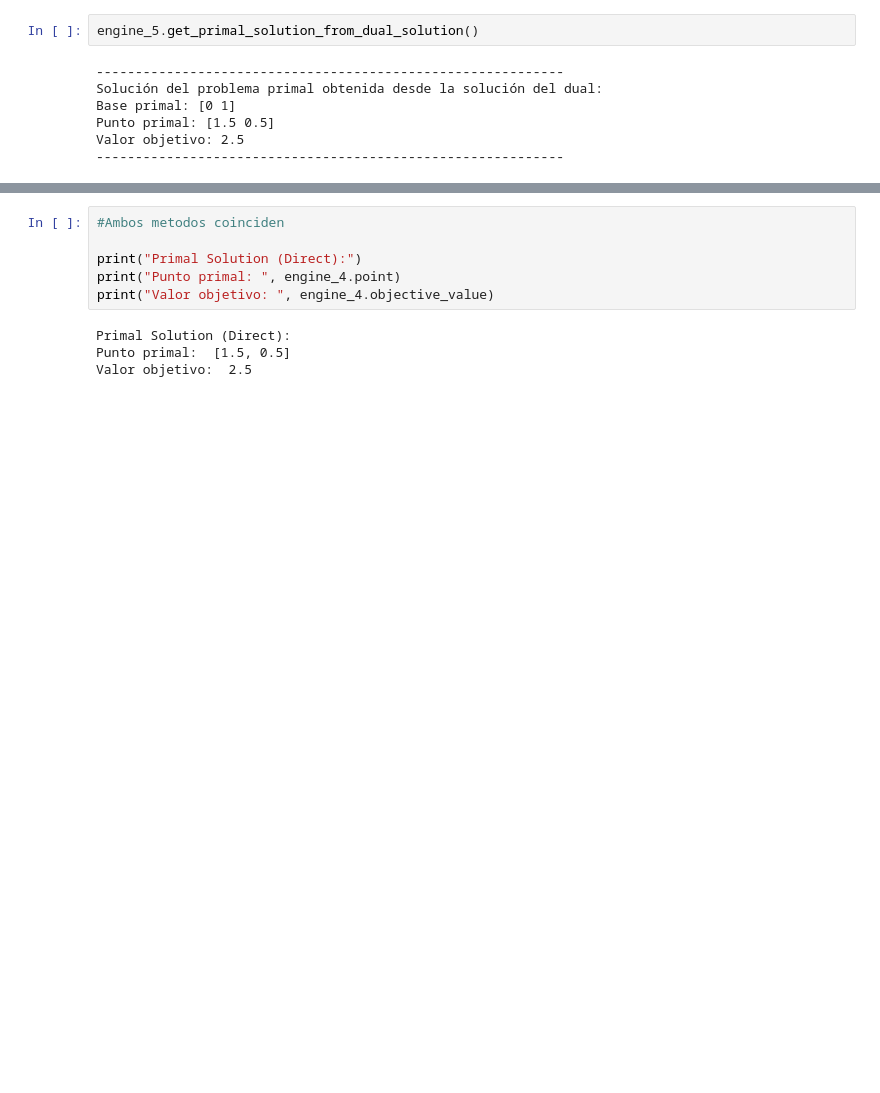
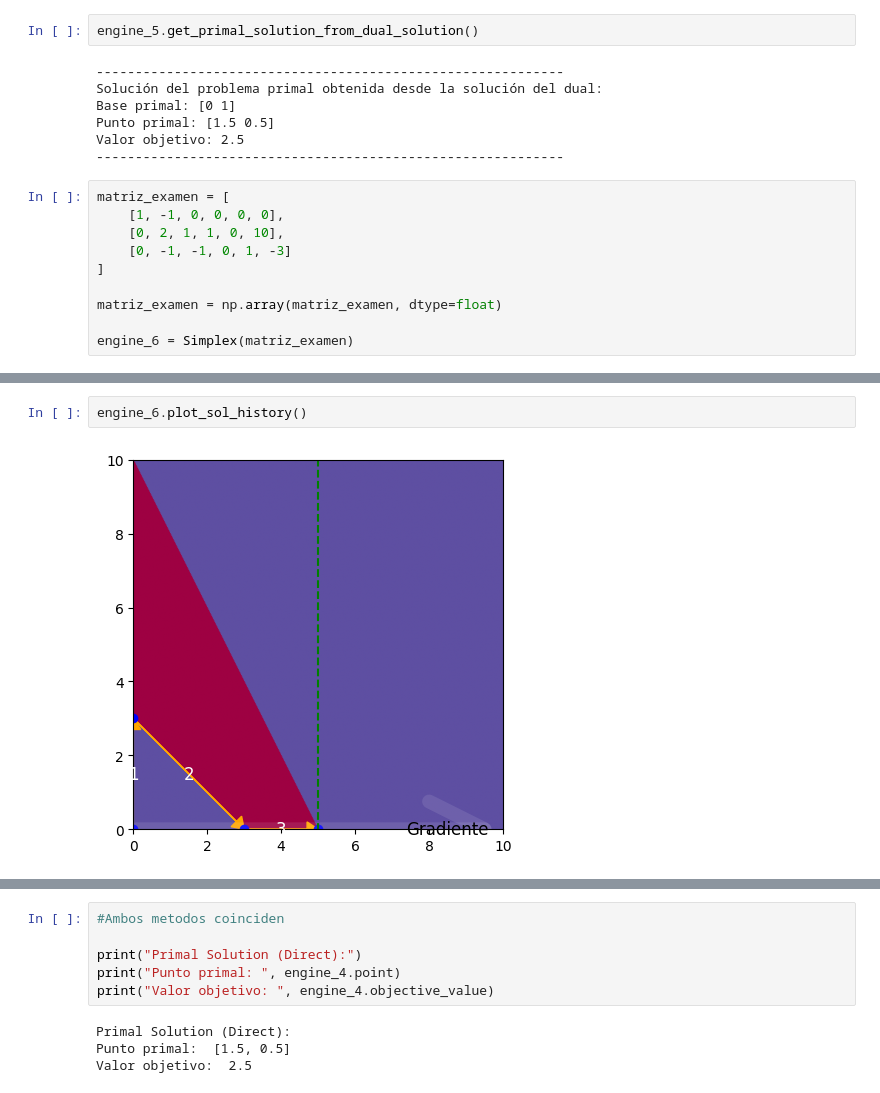
Before and after one commit to JaJeJoTor/io-practica1, a Jupyter notebook: tests_parte_1.ipynb, the cells around one changed output, grey strips where cells are left out. Drawn from its saved outputs; the diff is of its cells as text; blank space fills up the shorter version.

Commit message:
Solucionado error error Dual->Primal, y añadido ejemplo examen este año.

```diff
--- a/tests_parte_1.ipynb
+++ b/tests_parte_1.ipynb
@@ -234,3 +234,13 @@ Base primal: [0 1]
 Punto primal: [1.5 0.5]
 Valor objetivo: 2.5
 ------------------------------------------------------------
+# %%
+matriz_examen = [
+    [1, -1, 0, 0, 0, 0],
+    [0, 2, 1, 1, 0, 10],
+    [0, -1, -1, 0, 1, -3]
+]
+
+matriz_examen = np.array(matriz_examen, dtype=float)
+
+engine_6 = Simplex(matriz_examen)
@@ -236,0 +267,4 @@ Valor objetivo: 2.5
+# %%
+engine_6.plot_sol_history()
+# %% [output]
+[figure, added]
```
Also changed, not shown: parts of 7 cells of this notebook, 1 other file.
